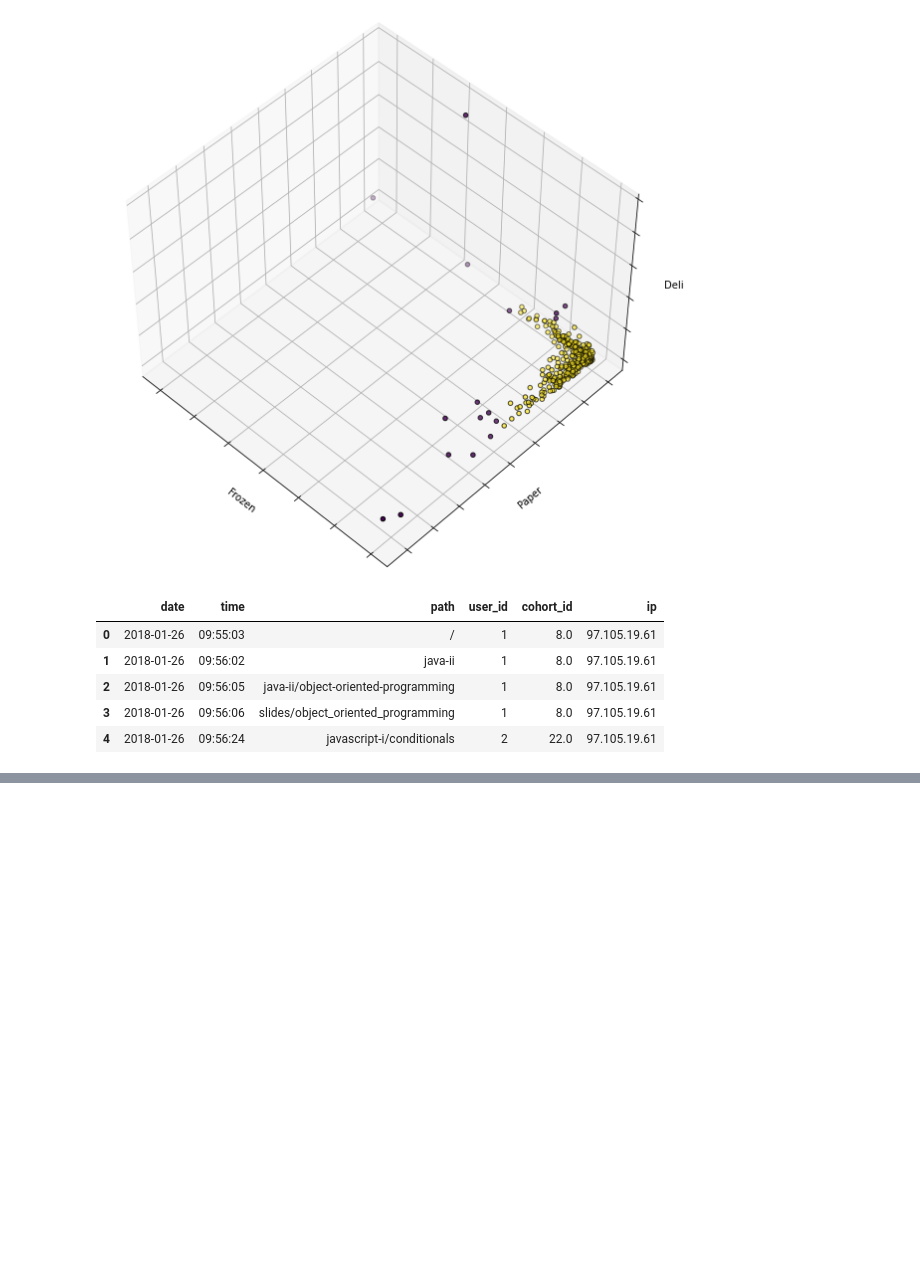
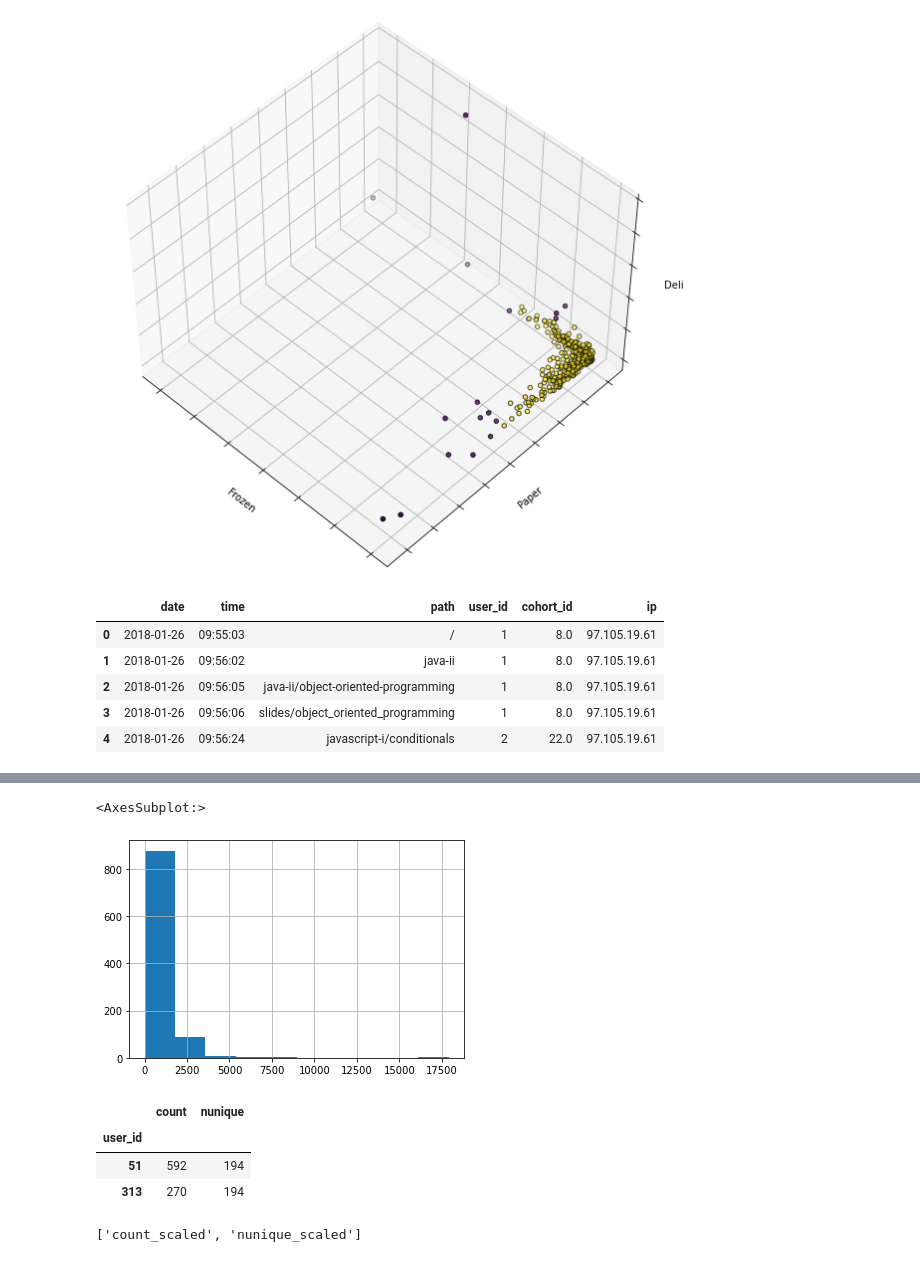
Before and after one commit to dashbringhurst/anomaly-detection-exercises, a Jupyter notebook: clustering_anomaly_detection.ipynb, the cells around one changed output, grey strips where cells are left out. Saved outputs shown, nothing was run; the diff lists cells and outputs as text; code cells hidden in the pictures; blank space fills up the shorter version.

```diff
--- a/clustering_anomaly_detection.ipynb
+++ b/clustering_anomaly_detection.ipynb
@@ -301,0 +372,2 @@ df.head()
+# %%
+page_views = df.groupby(['user_id'])['path'].agg(['count', 'nunique'])
@@ -301,0 +391,20 @@ df.head()
+# %%
+page_views['count'].hist()
+# %% [output]
+<AxesSubplot:>
+[figure, added]
+# %%
+# let's narrow down the scope
+# if we want to examine the users that have a lower count
+# but a high nunique,
+# we observed with our value counts and histograms previously
+# that we had a range of approxiately 200 for each of those features
+# per user
+# lets narrow down to users that have less than 200 page view total counts
+# but have over 190
+page_views[(page_views['count'] < 600) & (page_views['nunique'] > 190)]
+# %% [output]
+|  | count | nunique |
+| user_id |  |  |
+| 51 | 592 | 194 |
+| 313 | 270 | 194 |
@@ -301,0 +418,4 @@ df.head()
+# %%
+scaled_cols
+# %% [output]
+['count_scaled', 'nunique_scaled']
```
Also changed, not shown: parts of 39 cells of this notebook.
